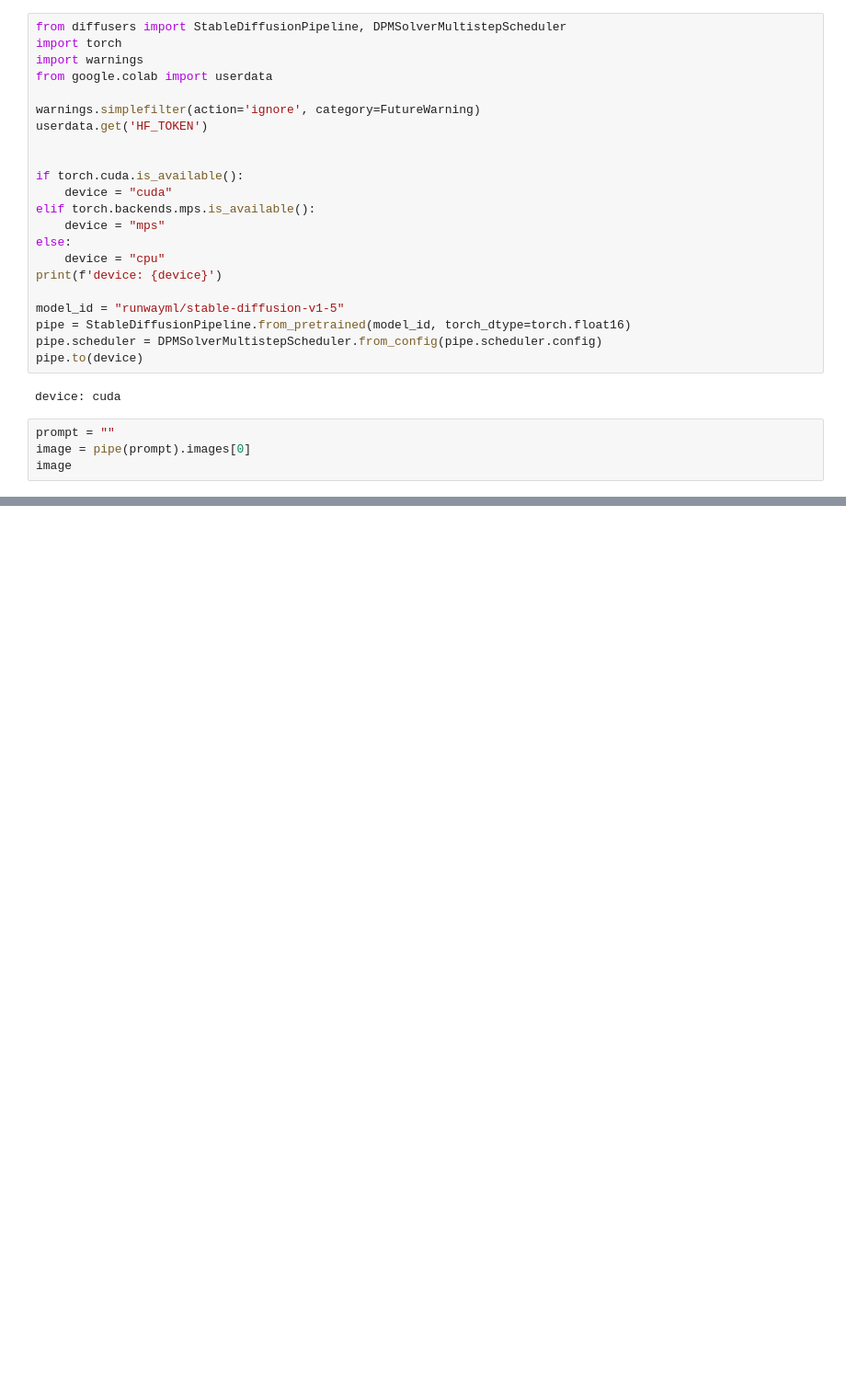
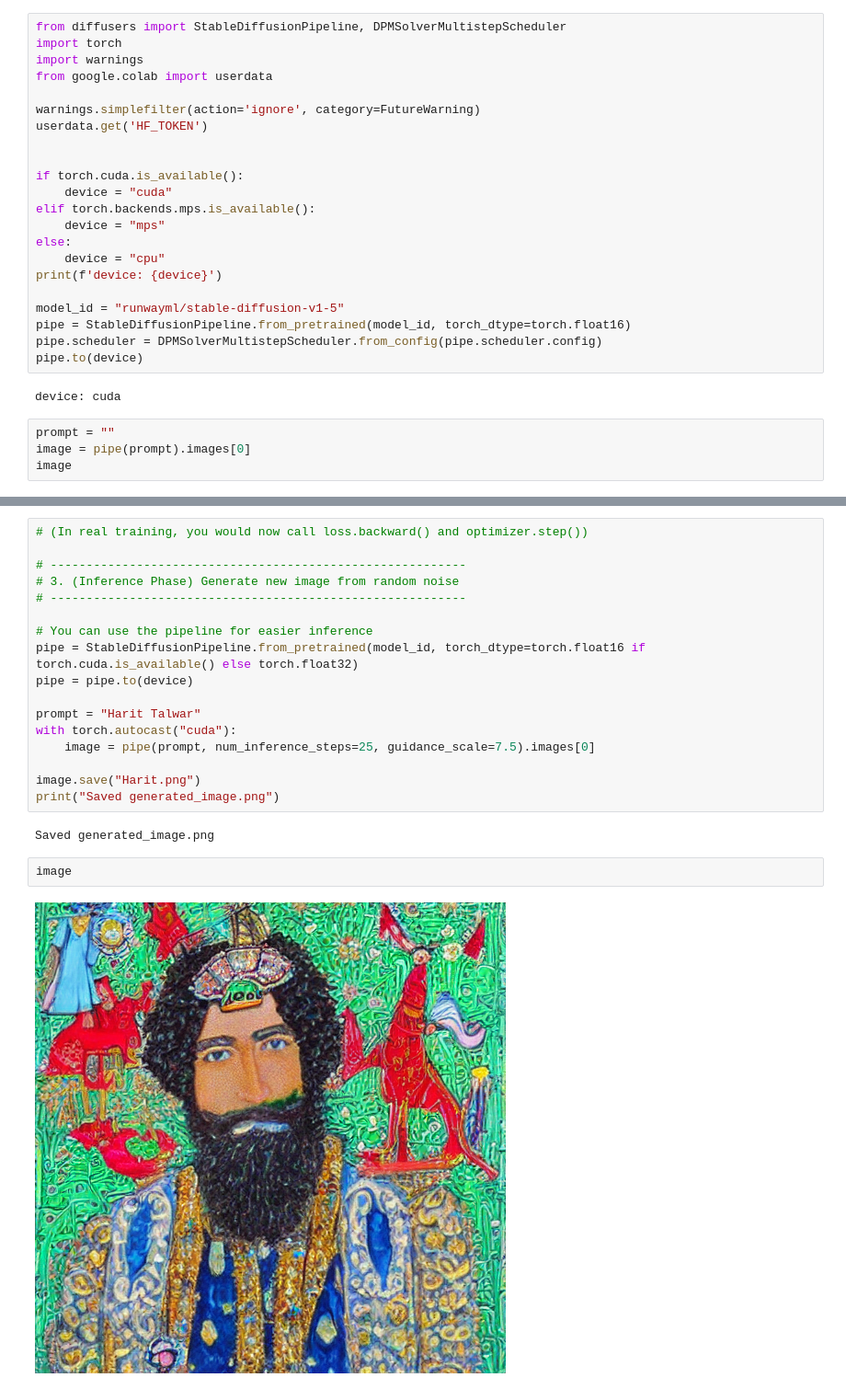
Before and after one commit to nickocruzm/Research299, a Jupyter notebook: SD.ipynb, the cells around one changed output, grey strips where cells are left out. Shown at 92% size. Cells and saved outputs as stored; diff of their text form; blank space fills up the shorter version.

```diff
--- a/SD.ipynb
+++ b/SD.ipynb
@@ -28,0 +128,23 @@ image
+# %%
+# (In real training, you would now call loss.backward() and optimizer.step())
+
+# ----------------------------------------------------------
+# 3. (Inference Phase) Generate new image from random noise
+# ----------------------------------------------------------
+
+# You can use the pipeline for easier inference
+pipe = StableDiffusionPipeline.from_pretrained(model_id, torch_dtype=torch.float16 if torch.cuda.is_available() else torch.float32)
+pipe = pipe.to(device)
+
+prompt = "Harit Talwar"
+with torch.autocast("cuda"):
+    image = pipe(prompt, num_inference_steps=25, guidance_scale=7.5).images[0]
+
+image.save("Harit.png")
+print("Saved generated_image.png")
+# %% [output]
+Saved generated_image.png
+# %%
+image
+# %% [output]
+[figure, added]
```
Also changed, not shown: parts of 12 cells of this notebook.
